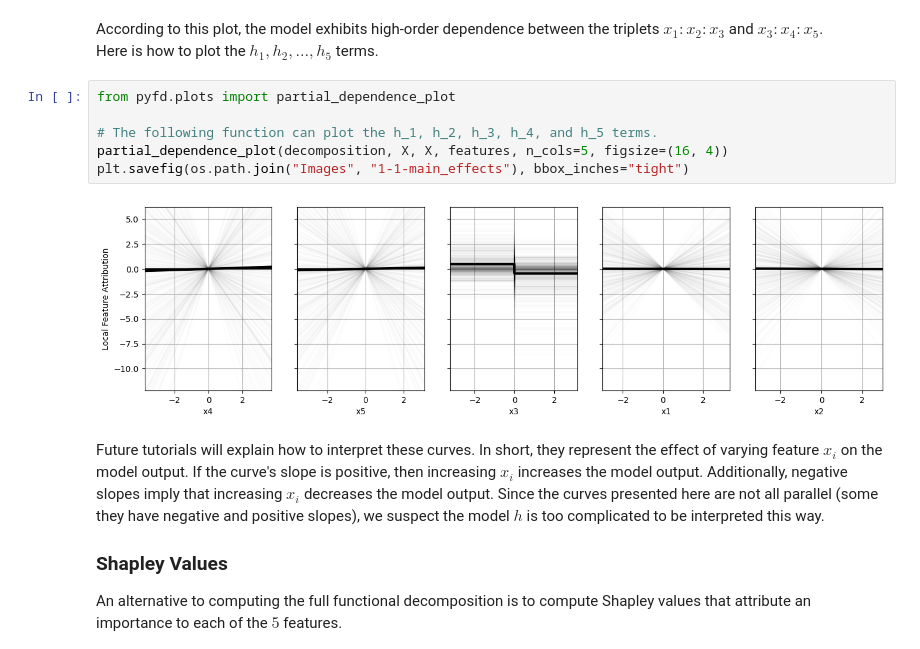
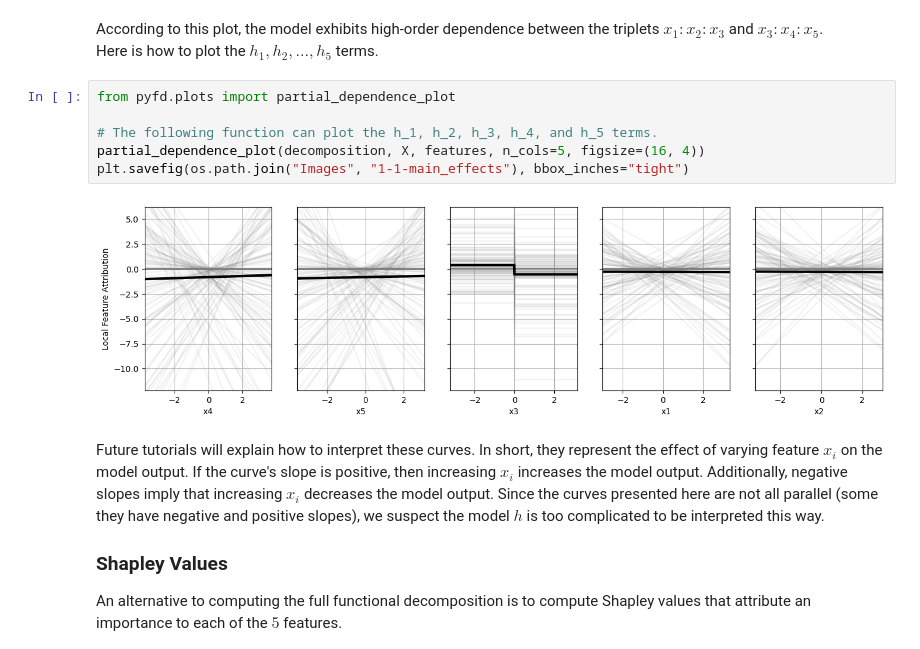
Before and after one commit to gablabc/PyFD, a Jupyter notebook: tutorials/1-1-PyFD-Introduction.ipynb, the cells around one changed output. Saved outputs shown, nothing was run; the diff lists cells and outputs as text.

```diff
--- a/tutorials/1-1-PyFD-Introduction.ipynb
+++ b/tutorials/1-1-PyFD-Introduction.ipynb
@@ -98,11 +98,11 @@ Here is how to plot the $h_1, h_2, \ldots, h_5$ terms.
 # %%
 from pyfd.plots import partial_dependence_plot
 
 # The following function can plot the h_1, h_2, h_3, h_4, and h_5 terms.
-partial_dependence_plot(decomposition, X, X, features, n_cols=5, figsize=(16, 4))
+partial_dependence_plot(decomposition, X, features, n_cols=5, figsize=(16, 4))
 plt.savefig(os.path.join("Images", "1-1-main_effects"), bbox_inches="tight")
 # %% [output]
-[figure, old version]
+[figure, new version]
 # %% [markdown]
 Future tutorials will explain how to interpret these curves. In short, they represent the effect of varying feature $x_i$ on the model output. If the curve's slope is positive, then increasing $x_i$ increases the model output. Additionally, negative slopes imply that increasing $x_i$ decreases the model output. Since the curves presented here are not all parallel (some they have negative and positive slopes), we suspect the model $h$ is
 too complicated to be interpreted this way.
```
Also changed, not shown: 8 other files.
